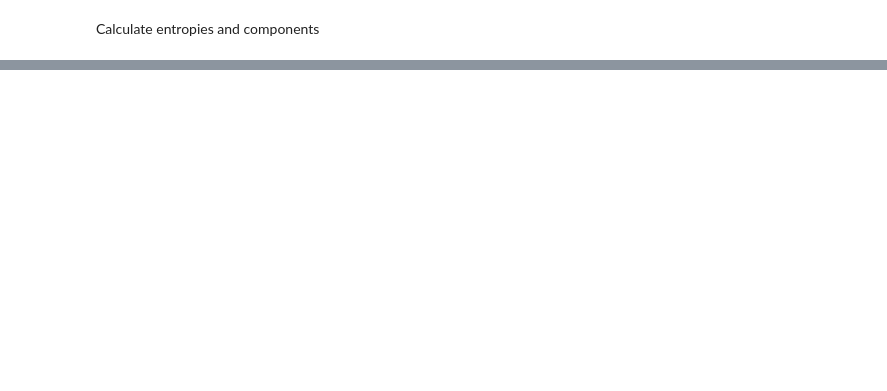
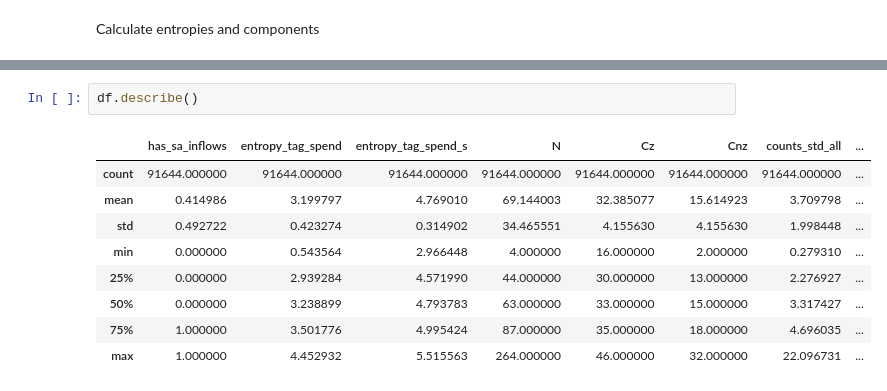
Before and after one commit to fabiangunzinger/entropy, a Jupyter notebook: notebooks/entropy_components.ipynb, the cells around one changed output, grey strips where cells are left out. Drawn from its saved outputs; the diff is of its cells as text; blank space fills up the shorter version.

```diff
--- a/notebooks/entropy_components.ipynb
+++ b/notebooks/entropy_components.ipynb
@@ -216,0 +100,12 @@ k = month_cat_spend(dft)
+# %%
+df.describe()
+# %% [output]
+|  | has_sa_inflows | entropy_tag_spend | entropy_tag_spend_s | N | Cz | Cnz | counts_std_all | ... |
+| count | 91644.000000 | 91644.000000 | 91644.000000 | 91644.000000 | 91644.000000 | 91644.000000 | 91644.000000 | ... |
+| mean | 0.414986 | 3.199797 | 4.769010 | 69.144003 | 32.385077 | 15.614923 | 3.709798 | ... |
+| std | 0.492722 | 0.423274 | 0.314902 | 34.465551 | 4.155630 | 4.155630 | 1.998448 | ... |
+| min | 0.000000 | 0.543564 | 2.966448 | 4.000000 | 16.000000 | 2.000000 | 0.279310 | ... |
+| 25% | 0.000000 | 2.939284 | 4.571990 | 44.000000 | 30.000000 | 13.000000 | 2.276927 | ... |
+| 50% | 0.000000 | 3.238899 | 4.793783 | 63.000000 | 33.000000 | 15.000000 | 3.317427 | ... |
+| 75% | 1.000000 | 3.501776 | 4.995424 | 87.000000 | 35.000000 | 18.000000 | 4.696035 | ... |
+| max | 1.000000 | 4.452932 | 5.515563 | 264.000000 | 46.000000 | 32.000000 | 22.096731 | ... |
```
Also changed, not shown: parts of 42 cells of this notebook, 15 other files.
